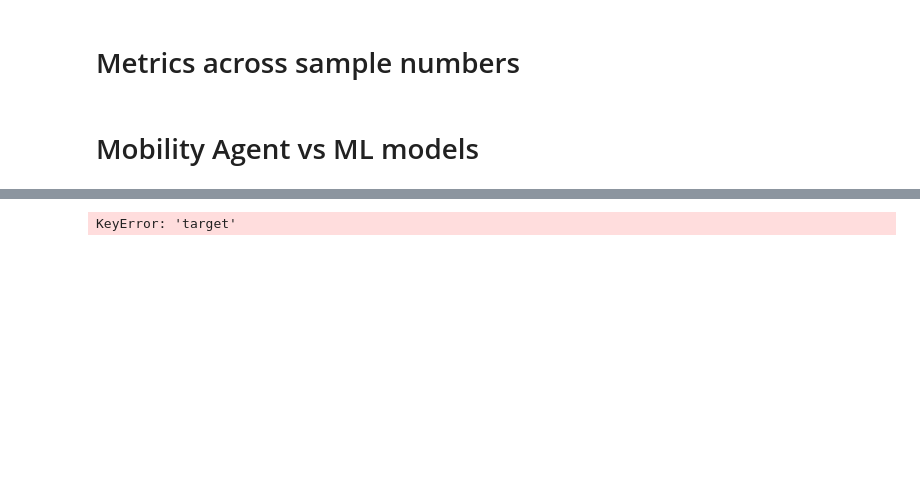
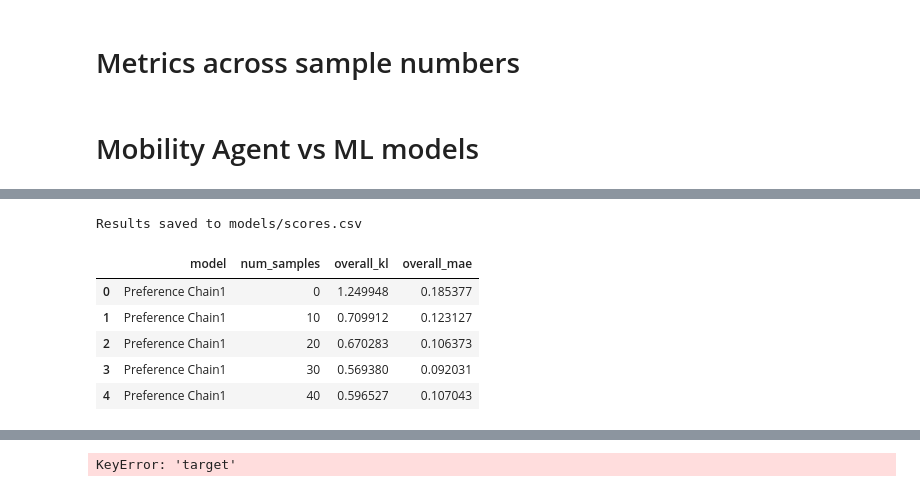
Before and after one commit to kekehurry/mobility_agent, a Jupyter notebook: exp1_step2_analysis.ipynb, the cells around one changed output, grey strips where cells are left out. Saved outputs shown, nothing was run; the diff lists cells and outputs as text; code cells hidden in the pictures; blank space fills up the shorter version.

```diff
--- a/exp1_step2_analysis.ipynb
+++ b/exp1_step2_analysis.ipynb
@@ -89,4 +89,39 @@
 # plt.show()
 # %% [markdown]
 # Mobility Agent vs ML models
+# %%
+import pandas as pd
+from tqdm import tqdm
+from baseline.train import train_baseline_model
+from baseline.eval import cal_group_kl_divergence
+import os
+
+def get_mobility_agent_result(sample_list,result_folder= "models/mobility_agent",model_name="mobility_agent"):
+    eval_list = []
+    for num_samples in sample_list:
+        result_file = os.path.join(result_folder,f"mobility_agent_{num_samples}.csv")
+        result_df = pd.read_csv(result_file)
+        primary_mode_list = ['walking', 'biking', 'auto_passenger', 'public_transit','private_auto', 'on_demand_auto','other_travel_mode']
+        duration_minutes_list = ['0-10','10-20', '20-30', '30-40', '40-50', '50-60']
+        # Filter the dataframe with valid output
+        result_df = result_df[result_df['predicted_mode'].isin(primary_mode_list)]
+        result_df = result_df[result_df['predicted_duration'].isin(duration_minutes_list)]
+        kl_df, overall_kl, overall_mae = cal_group_kl_divergence(result_df=result_df)
+        eval_list.append({
+            "model": model_name,
+            "num_samples": num_samples,
+            "overall_kl": overall_kl,
+            "overall_mae": overall_mae
+        })
+    return eval_list
+
+# Initialize the list with mobility agent results
+l1 = [i*10 for i in range(11)]
+l2 = [i*100 for i in range(2,11)]
+all_samples = l1 + l2
+
+eval_list1 = get_mobility_agent_result(all_samples,result_folder= "models/mobility_agent",model_name="Preference Chain1")
+eval_list2 = get_mobility_agent_result(all_samples,result_folder= "models/mobility_agent_gpt",model_name="Preference Chain2")
+
+eval_list = eval_list1 + eval_list2
 # %%
@@ -157,10 +199,16 @@ Overall mean absolute error: 0.0828
 # %%
 # Add non-None results to the list
-eval_list.extend([r for r in ml_results if r is not None])
+result_list = eval_list + [r for r in ml_results if r is not None]
 # Convert to DataFrame and save
-result_df = pd.DataFrame(eval_list)
+result_df = pd.DataFrame(result_list)
+result_df.to_csv("models/scores.csv", index=False)
+print(f"Results saved to models/scores.csv")
 result_df.head()
-result_df.to_csv("models/scores.csv", index=False)
-# print(f"Results saved to models/scores.csv")
-# print(f"Total entries: {len(eval_df)}")
-# display(eval_df.head())
+# %% [output]
+Results saved to models/scores.csv
+|  | model | num_samples | overall_kl | overall_mae |
+| 0 | Preference Chain1 | 0 | 1.249948 | 0.185377 |
+| 1 | Preference Chain1 | 10 | 0.709912 | 0.123127 |
+| 2 | Preference Chain1 | 20 | 0.670283 | 0.106373 |
+| 3 | Preference Chain1 | 30 | 0.569380 | 0.092031 |
+| 4 | Preference Chain1 | 40 | 0.596527 | 0.107043 |
```
Also changed, not shown: parts of 3 cells of this notebook, 52 other files.
